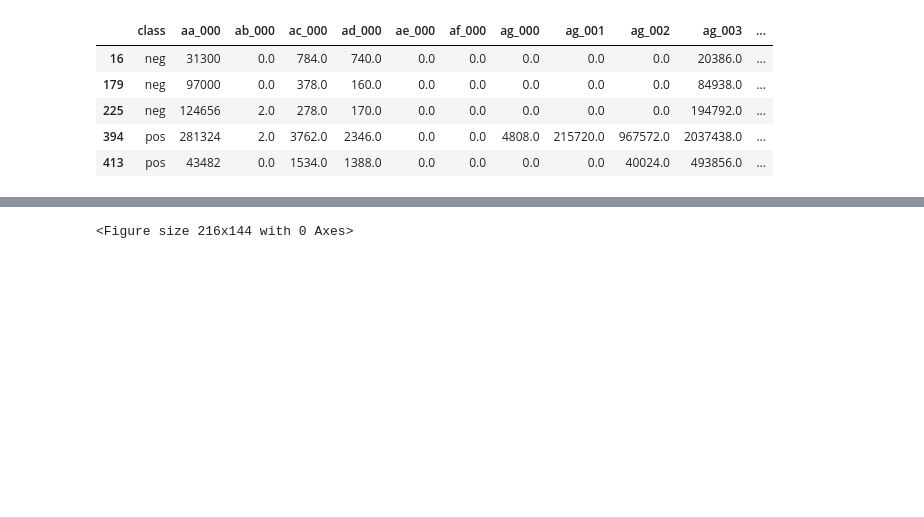
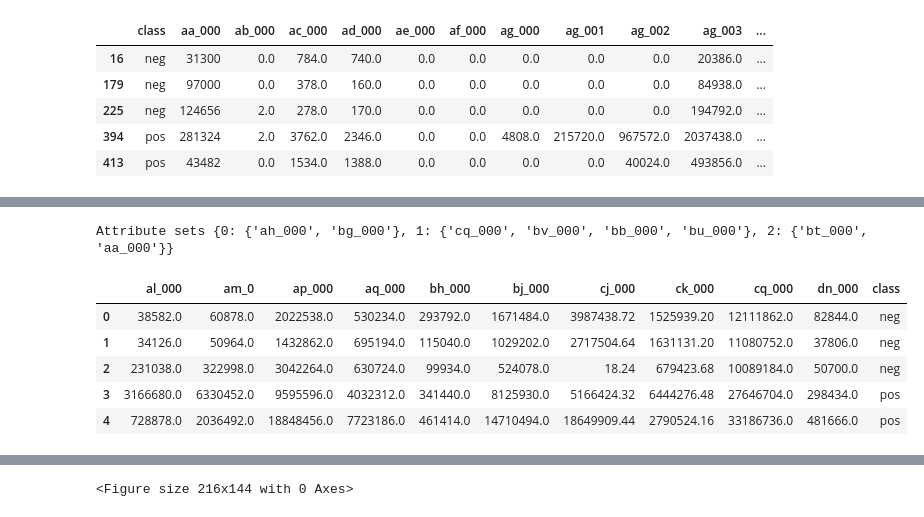
Before and after one commit to waque/CD, a Jupyter notebook: proj/APS_Failure_and_Operational_Data_for_Scania_Trucks/assoc_rules.ipynb, the cells around one changed output, grey strips where cells are left out. Cells and saved outputs as stored; diff of their text form; code cells hidden in the pictures; blank space fills up the shorter version.

```diff
--- a/proj/APS_Failure_and_Operational_Data_for_Scania_Trucks/assoc_rules.ipynb
+++ b/proj/APS_Failure_and_Operational_Data_for_Scania_Trucks/assoc_rules.ipynb
@@ -49,0 +73,40 @@ X.head()
+# %%
+equal_attrs = {}
+all_attrs = set([])
+sets = 0
+for index, corr in correlated_features.iterrows():
+    attr1 = corr['level_0']
+    attr2 = corr['level_1']
+
+    present = False
+    if attr1 in equal_attrs:
+        equal_attrs[attr1].append(attr1)
+    for attr in equal_attrs:
+        if attr1 in equal_attrs[attr] or attr2 in equal_attrs[attr]:
+            equal_attrs[attr].add(attr1)
+            equal_attrs[attr].add(attr2)
+            present = True
+
+    if not present:
+        equal_attrs[sets] = set([attr1, attr2])
+        sets += 1
+excluded_columns = [item for item in all_attrs if item not in best_attrs]
+print('Attribute sets {}'.format(equal_attrs))
+# %% [output]
+Attribute sets {0: {'ah_000', 'bg_000'}, 1: {'cq_000', 'bv_000', 'bb_000', 'bu_000'}, 2: {'bt_000', 'aa_000'}}
+# %%
+X, y = aps.drop(columns=['class']), aps[['class']]
+X = X.drop(columns=['ah_000', 'bb_000', 'bv_000', 'bu_000', 'bt_000'])
+X = getKBest(X, y)
+X.reset_index(drop=True, inplace=True)
+y.reset_index(drop=True, inplace=True)
+X
+aps = pd.concat([X, y], axis=1)
+aps.head()
+# %% [output]
+|  | al_000 | am_0 | ap_000 | aq_000 | bh_000 | bj_000 | cj_000 | ck_000 | cq_000 | dn_000 | class |
+| 0 | 38582.0 | 60878.0 | 2022538.0 | 530234.0 | 293792.0 | 1671484.0 | 3987438.72 | 1525939.20 | 12111862.0 | 82844.0 | neg |
+| 1 | 34126.0 | 50964.0 | 1432862.0 | 695194.0 | 115040.0 | 1029202.0 | 2717504.64 | 1631131.20 | 11080752.0 | 37806.0 | neg |
+| 2 | 231038.0 | 322998.0 | 3042264.0 | 630724.0 | 99934.0 | 524078.0 | 18.24 | 679423.68 | 10089184.0 | 50700.0 | neg |
+| 3 | 3166680.0 | 6330452.0 | 9595596.0 | 4032312.0 | 341440.0 | 8125930.0 | 5166424.32 | 6444276.48 | 27646704.0 | 298434.0 | pos |
+| 4 | 728878.0 | 2036492.0 | 18848456.0 | 7723186.0 | 461414.0 | 14710494.0 | 18649909.44 | 2790524.16 | 33186736.0 | 481666.0 | pos |
```
Also changed, not shown: parts of 10 cells of this notebook, 10 other files.
